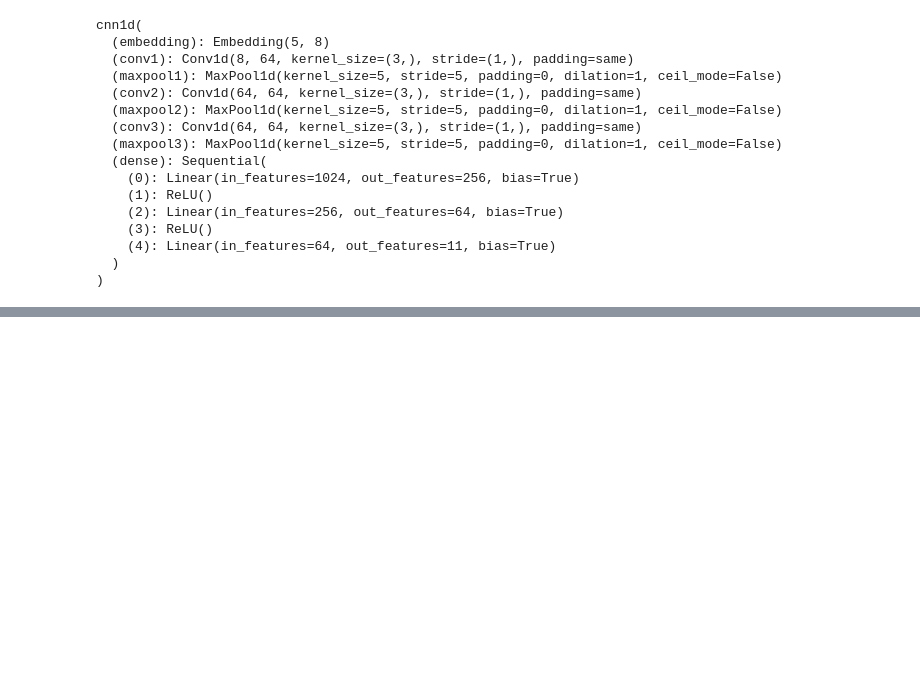
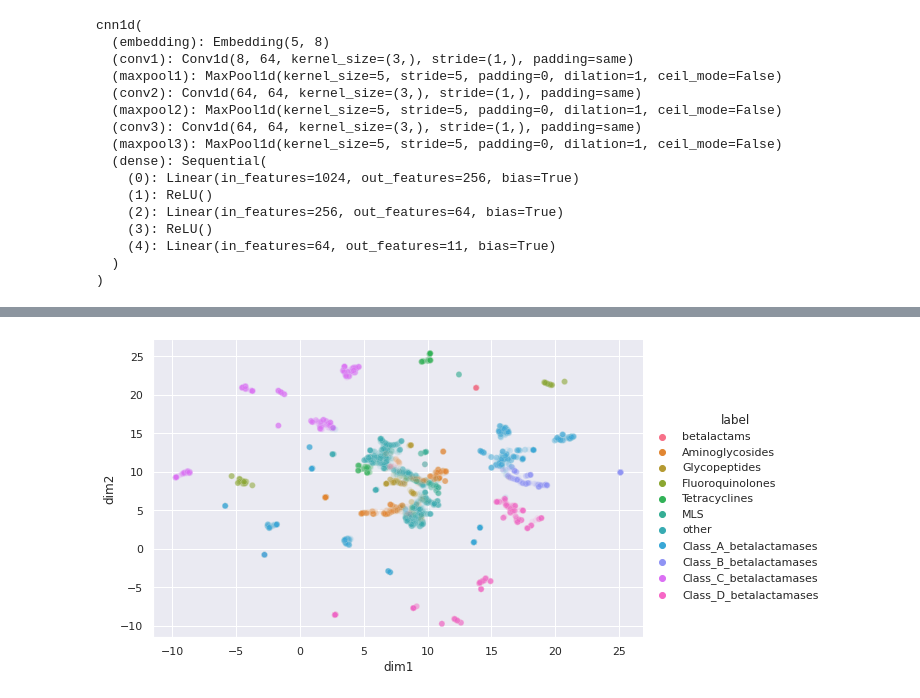
Before and after one commit to bhaweshiitk/20.C51_project, a Jupyter notebook: 20_C51_Graduate_Project.ipynb, the cells around one changed output, grey strips where cells are left out. Cells and saved outputs as stored; diff of their text form; code cells hidden in the pictures; blank space fills up the shorter version.

```diff
--- a/20_C51_Graduate_Project.ipynb
+++ b/20_C51_Graduate_Project.ipynb
@@ -569,0 +689,4 @@ plt.show()
+# %%
+embedding_list = np.array(embedding_list)
+label_list = np.array(label_list)
+embedding_list.shape, label_list.shape
@@ -569,0 +695,5 @@ plt.show()
+# %%
+label_value = [list(label_code_2.keys())[list(label_code_2.values()).index(p)] for p in label_list]
+# %%
+df_embedding = pd.DataFrame(data = (embedding_list))
+df_embedding.head()
@@ -570,3 +708,13 @@ plt.show()
+# %%
+reduced_embedding = fit.fit_transform(df_embedding)
+# %%
+reduced_embedding = pd.DataFrame(reduced_embedding, columns=['dim1', 'dim2'])
+reduced_embedding["label"] = np.array(label_value)
+sns.relplot(data=reduced_embedding, x="dim1", y='dim2',
+                hue='label', hue_order=label_code_2.keys(), aspect=1.61, alpha = 0.1)
+plt.show()
+# %% [output]
+[figure, added]
 # %%
 seq_len = np.array([len(m) for m in df.Sequence.values])
 print((seq_len>1000).mean())
```
Also changed, not shown: parts of 25 cells of this notebook.
